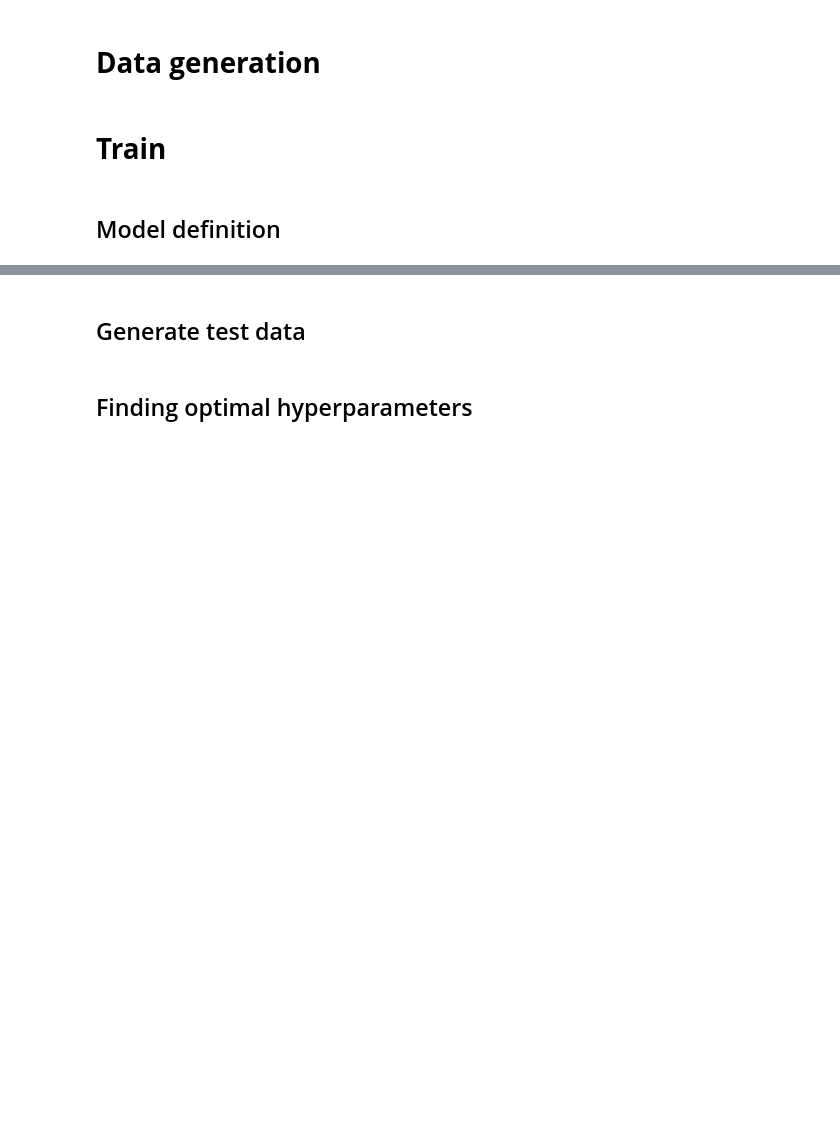
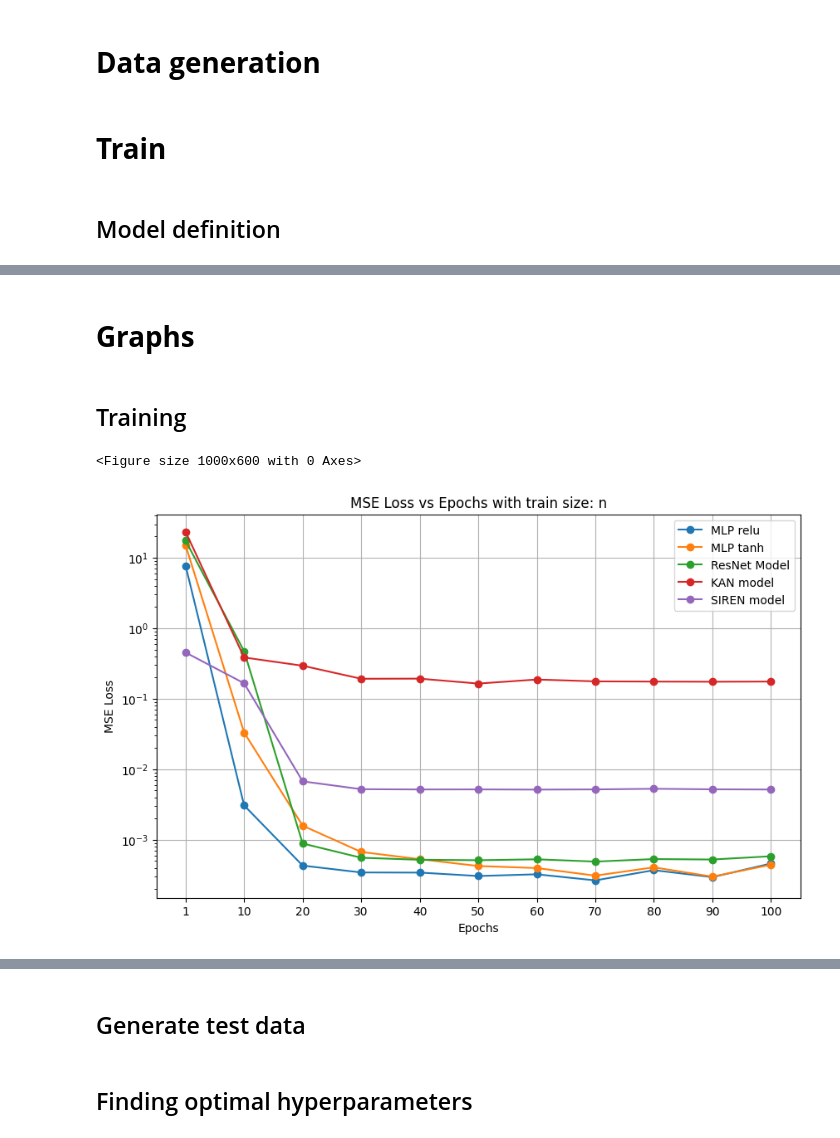
Before and after one commit to st43r/BlackFormulaApproximation, a Jupyter notebook: Black Model.ipynb, the cells around one changed output, grey strips where cells are left out. Saved outputs shown, nothing was run; the diff lists cells and outputs as text; code cells hidden in the pictures; blank space fills up the shorter version.

Commit message:
Added graphs generation, downloading trained models, changed models acrhitecture.

```diff
--- a/Black Model.ipynb
+++ b/Black Model.ipynb
@@ -360,0 +722,2 @@ class BlackScholesNet(nn.Module):
+# %%
+models_trained = {}
@@ -360,0 +754,2 @@ class BlackScholesNet(nn.Module):
+# %%
+test_sizes = test_loader.keys()
@@ -360,0 +905,2 @@ class BlackScholesNet(nn.Module):
+# %%
+greeks_filename = "greeks.txt"
@@ -360,0 +954,45 @@ class BlackScholesNet(nn.Module):
+# %% [markdown]
+# **Graphs**
+# %%
+import json
+import matplotlib.pyplot as plt
+import matplotlib.ticker as ticker
+import numpy as np
+
+# Load JSON data
+with open('results/test_results.json', 'r') as file:
+	test_data = json.load(file)
+
+with open('results/train_results.json', 'r') as file:
+	train_data = json.load(file)
+
+os.makedirs("graphs", exist_ok=True)
+# %% [markdown]
+## Training
+# %%
+plt.figure(figsize=(10, 6))
+
+for size in train_data[list(train_data.keys())[0]].keys():
+	plt.figure(figsize=(10, 6))
+
+	# Loop through each model and plot
+	for model_name, model_data in train_data.items():
+		epochs = list(model_data["n"].keys())
+		mse_values = [model_data["n"][epoch]["mse"] for epoch in epochs]
+
+		plt.plot(epochs, mse_values, label=model_name, marker='o')
+
+	plt.xlabel("Epochs")
+	plt.ylabel("MSE Loss")
+	plt.title(f"MSE Loss vs Epochs with train size: {size}")
+	plt.yscale('log')
+	plt.legend()
+	plt.grid(True)
+
+	folder_path = "graphs/training"
+	os.makedirs(folder_path, exist_ok=True)
+	plt.savefig(f"{folder_path}/{size}")
+	plt.show()
+# %% [output]
+<Figure size 1000x600 with 0 Axes>
+[figure, added]
```
Also changed, not shown: parts of 175 cells of this notebook, 2 other files.
